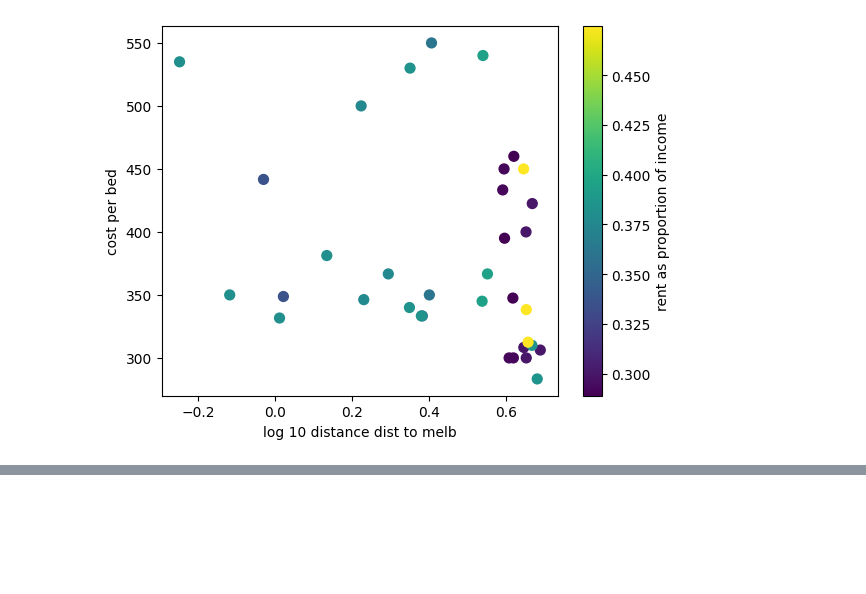
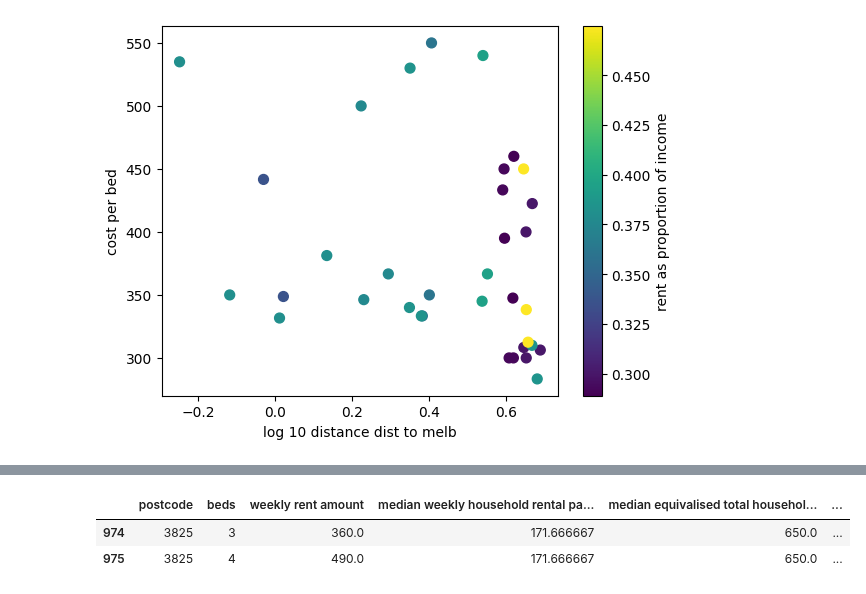
Before and after one commit to stephenmarcou/Real-Estate-Industry-Project, a Jupyter notebook: notebooks/affordability.ipynb, the cells around one changed output, grey strips where cells are left out. Drawn from its saved outputs; the diff is of its cells as text; code cells hidden in the pictures; blank space fills up the shorter version.

```diff
--- a/notebooks/affordability.ipynb
+++ b/notebooks/affordability.ipynb
@@ -270,6 +270,12 @@ affordability_5km_df.head(50)
 | 153 | 3053 | 3 | 1015.0 | 380.000000 | 800.500000 | ... |
 | 152 | 3053 | 2 | 625.0 | 380.000000 | 800.500000 | ... |
 | 151 | 3053 | 1 | 450.0 | 380.000000 | 800.500000 | ... |
+# %%
+affordability_df.head(2)
+# %% [output]
+|  | postcode | beds | weekly rent amount | median weekly household rental pa... | median equivalised total househol... | ... |
+| 974 | 3825 | 3 | 360.0 | 171.666667 | 650.0 | ... |
+| 975 | 3825 | 4 | 490.0 | 171.666667 | 650.0 | ... |
 # %%
 # may want to take the average of each suburb this will be more holistic
 
```
Also changed, not shown: parts of 3 cells of this notebook.
